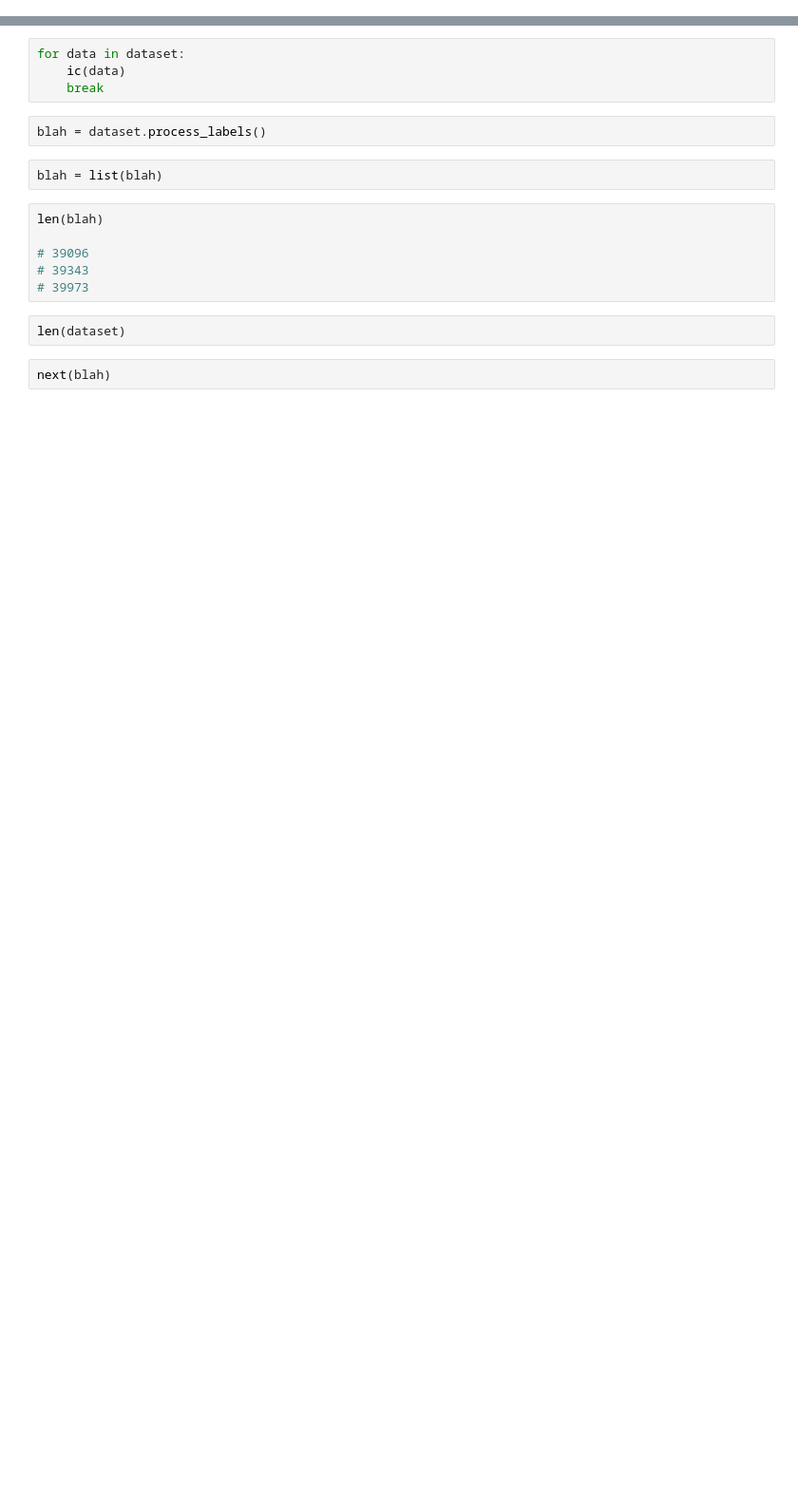
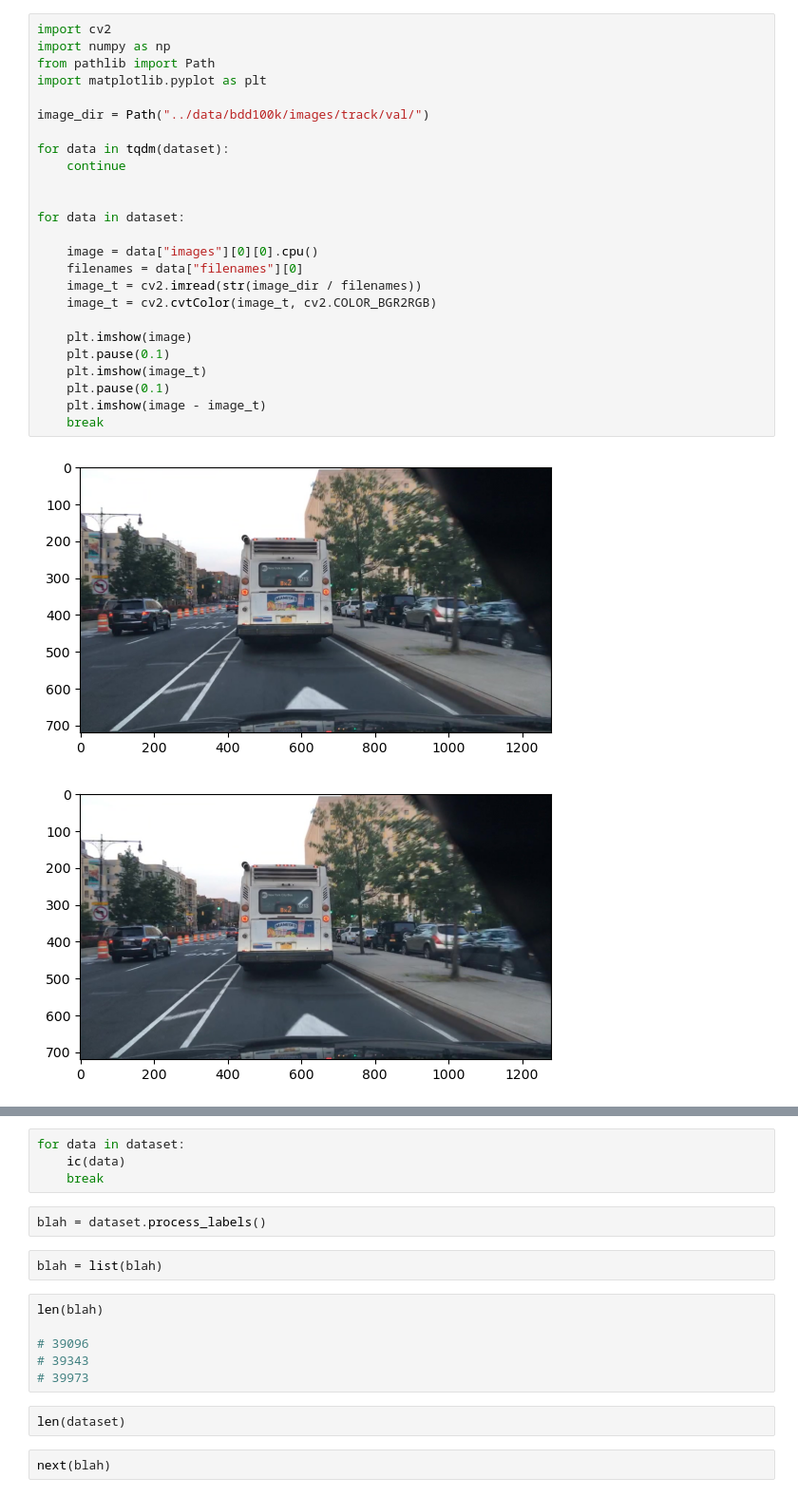
Before and after one commit to thisistejaspandey/bdd100k-dataset, a Jupyter notebook: notebooks/test_dali_dataset.ipynb, the cells around one changed output, grey strips where cells are left out. Shown at 95% size. Cells and saved outputs as stored; diff of their text form; blank space fills up the shorter version.

```diff
--- a/notebooks/test_dali_dataset.ipynb
+++ b/notebooks/test_dali_dataset.ipynb
@@ -16,0 +70,28 @@ for data in dataset:
+# %%
+import cv2
+import numpy as np
+from pathlib import Path
+import matplotlib.pyplot as plt
+
+image_dir = Path("../data/bdd100k/images/track/val/")
+
+for data in tqdm(dataset):
+    continue
+
+
+for data in dataset:
+
+    image = data["images"][0][0].cpu()
+    filenames = data["filenames"][0]
+    image_t = cv2.imread(str(image_dir / filenames))
+    image_t = cv2.cvtColor(image_t, cv2.COLOR_BGR2RGB)
+
+    plt.imshow(image)
+    plt.pause(0.1)
+    plt.imshow(image_t)
+    plt.pause(0.1)
+    plt.imshow(image - image_t)
+    break
+# %% [output]
+[figure, added]
+[figure, added]
```
Also changed, not shown: parts of 14 cells of this notebook, 8 other files.
